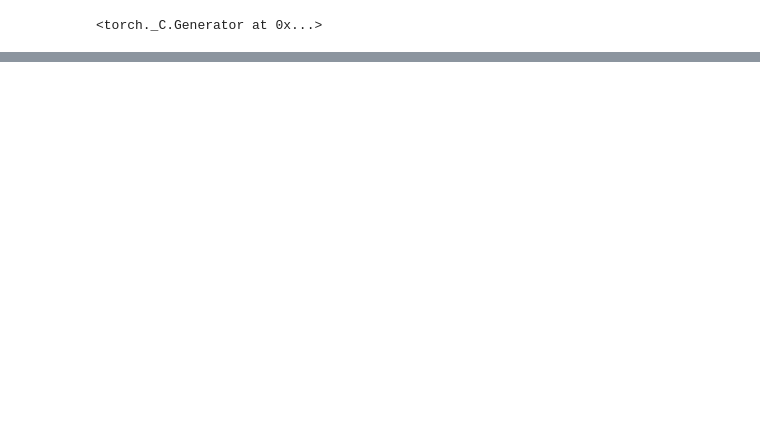
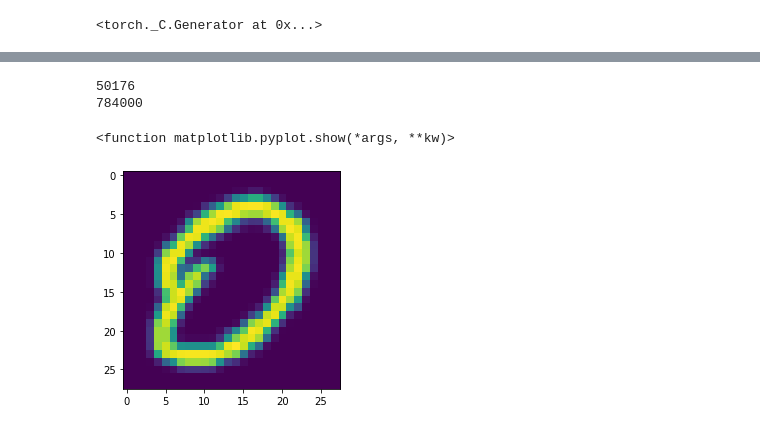
Before and after one commit to ashukin/IvLabs, a Jupyter notebook: EMNIST/MNIST_2.ipynb, the cells around one changed output, grey strips where cells are left out. Saved outputs shown, nothing was run; the diff lists cells and outputs as text; code cells hidden in the pictures; blank space fills up the shorter version.

```diff
--- a/EMNIST/MNIST_2.ipynb
+++ b/EMNIST/MNIST_2.ipynb
@@ -34,0 +51,6 @@ test_loader = torch.utils.data.DataLoader(
+# %%
+# Convert data to numpy arrays and normalize images to the interval [0, 1]
+
+train_loader = next(iter(train_loader))[0].numpy() / 255.0
+test_loader = next(iter(test_loader))[0].numpy() / 255.0
+print(type(train_loader))
@@ -34,0 +79,19 @@ test_loader = torch.utils.data.DataLoader(
+# %%
+
+#Reshaping all images into 28*28 for pre-processing
+train_loader =train_loader.reshape(train_loader.shape[0], 28, 28)
+test_loader = test_loader.reshape(test_loader.shape[0], 28, 28)
+print(np.size(train_loader))
+print(np.size(test_loader))
+# %% [output]
+50176
+784000
+# %%
+
+from matplotlib import pyplot as plt
+#Display a random image
+plt.imshow(test_loader[0])
+plt.show
+# %% [output]
+<function matplotlib.pyplot.show(*args, **kw)>
+[figure, added]
```
Also changed, not shown: parts of 14 cells of this notebook.
